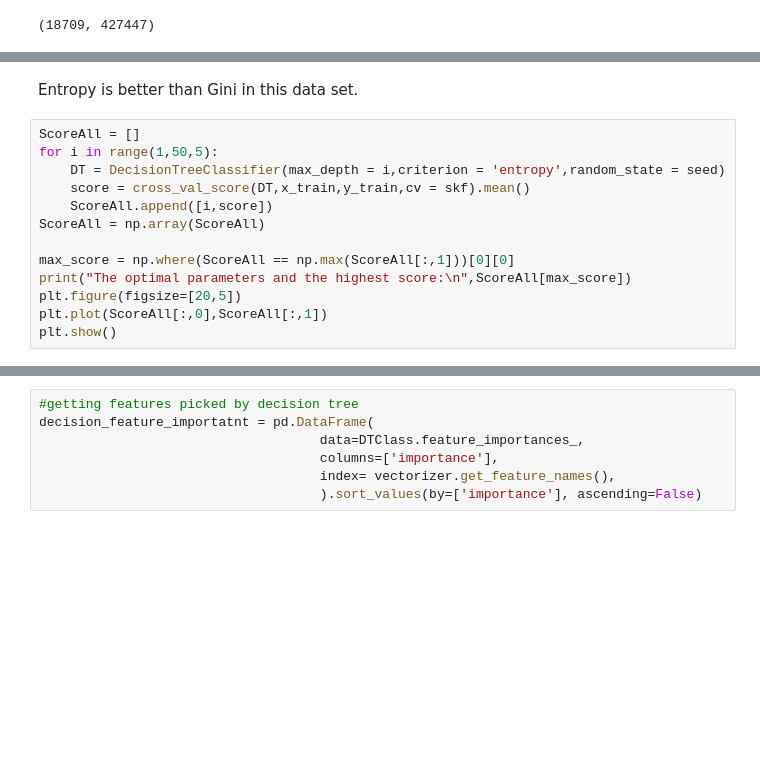
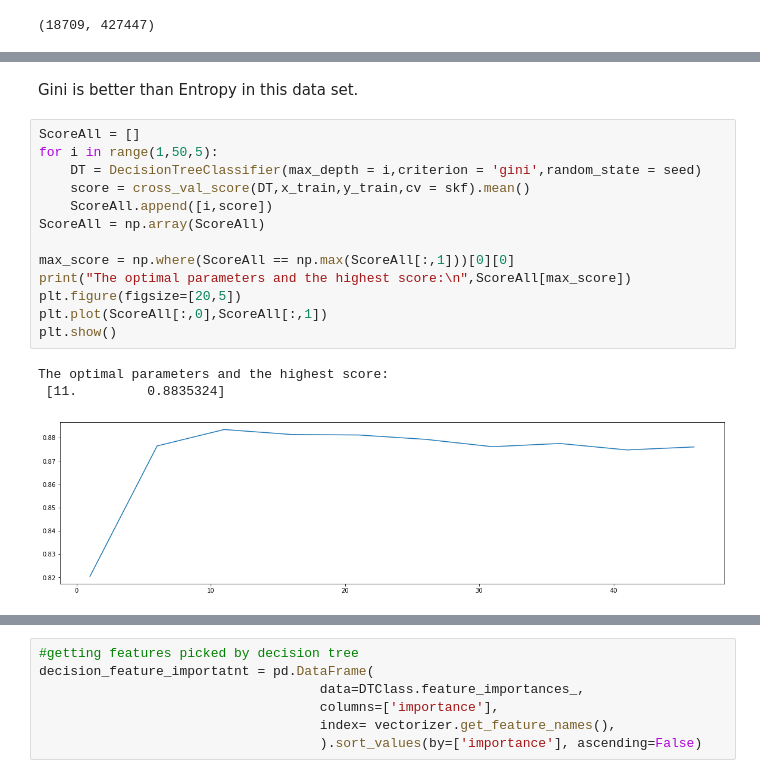
Before and after one commit to P3-CS760/How-will-you-die, a Jupyter notebook: Decision Tree (Manner of Death).ipynb, the cells around one changed output, grey strips where cells are left out. Saved outputs shown, nothing was run; the diff lists cells and outputs as text; blank space fills up the shorter version.

```diff
--- a/Decision Tree (Manner of Death).ipynb
+++ b/Decision Tree (Manner of Death).ipynb
@@ -364,17 +367,21 @@ print('Entropy: %.4f'%score)
 # %% [markdown]
-Entropy is better than Gini in this data set.
+Gini is better than Entropy in this data set.
 # %%
 ScoreAll = []
 for i in range(1,50,5):
-    DT = DecisionTreeClassifier(max_depth = i,criterion = 'entropy',random_state = seed)
+    DT = DecisionTreeClassifier(max_depth = i,criterion = 'gini',random_state = seed)
     score = cross_val_score(DT,x_train,y_train,cv = skf).mean()
     ScoreAll.append([i,score])
 ScoreAll = np.array(ScoreAll)
 
 max_score = np.where(ScoreAll == np.max(ScoreAll[:,1]))[0][0]
 print("The optimal parameters and the highest score:\n",ScoreAll[max_score])
 plt.figure(figsize=[20,5])
 plt.plot(ScoreAll[:,0],ScoreAll[:,1])
 plt.show()
+# %% [output]
+The optimal parameters and the highest score:
+ [11.         0.8835324]
+[figure, added]
 # %%
 ScoreAll = []
```
Also changed, not shown: parts of 18 cells of this notebook.
